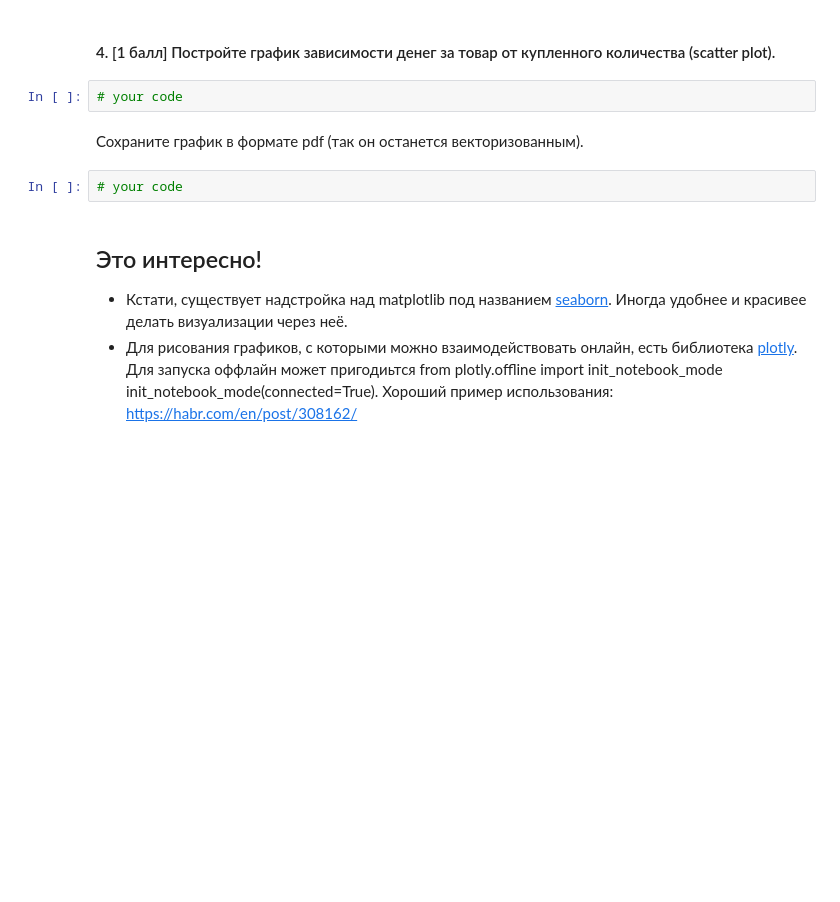
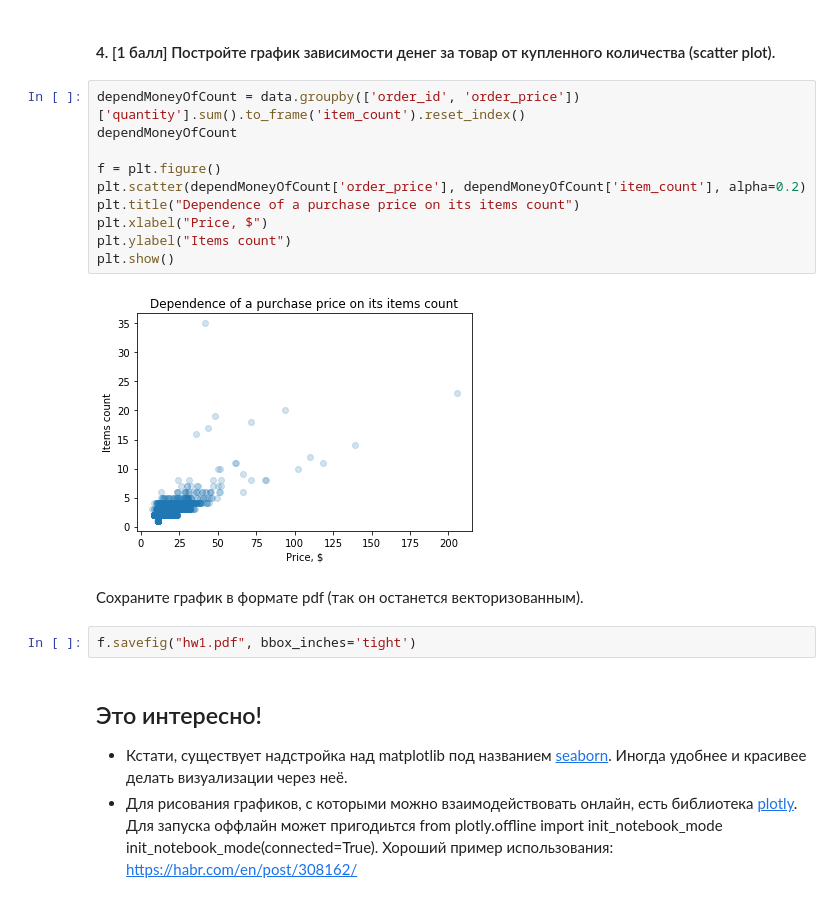
Before and after one commit to GHopperMSK/lmsu-homework, a Jupyter notebook: homework-practice-01.ipynb, the cells around one changed output. Cells and saved outputs as stored; diff of their text form; blank space fills up the shorter version.

```diff
--- a/homework-practice-01.ipynb
+++ b/homework-practice-01.ipynb
@@ -464,11 +472,21 @@ plt.show()
 # %% [markdown]
 #### 4. [1 балл] Постройте график зависимости денег за товар от купленного количества (scatter plot).
-# %%
-# your code
+# %%
+dependMoneyOfCount = data.groupby(['order_id', 'order_price'])['quantity'].sum().to_frame('item_count').reset_index()
+dependMoneyOfCount
+
+f = plt.figure()
+plt.scatter(dependMoneyOfCount['order_price'], dependMoneyOfCount['item_count'], alpha=0.2)
+plt.title("Dependence of a purchase price on its items count")
+plt.xlabel("Price, $")
+plt.ylabel("Items count")
+plt.show()
+# %% [output]
+[figure, added]
 # %% [markdown]
 Сохраните график в формате pdf (так он останется векторизованным).
-# %%
-# your code
+# %%
+f.savefig("hw1.pdf", bbox_inches='tight')
 # %% [markdown]
 ## Это интересно!
 * Кстати, существует надстройка над matplotlib под названием [seaborn](https://jakevdp.github.io/PythonDataScienceHandbook/04.14-visualization-with-seaborn.html). Иногда удобнее и красивее делать визуализации через неё.
```
Also changed, not shown: parts of 6 cells of this notebook.
